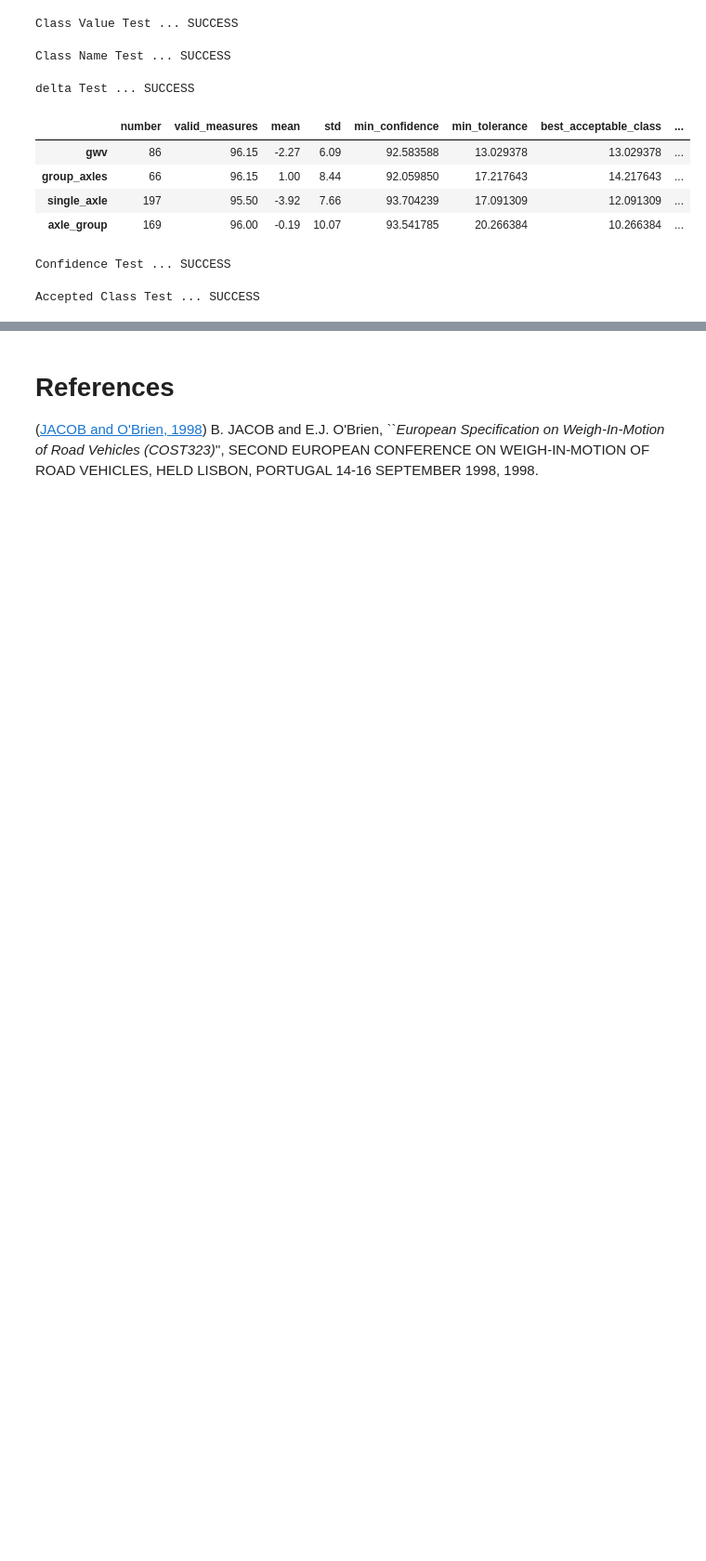
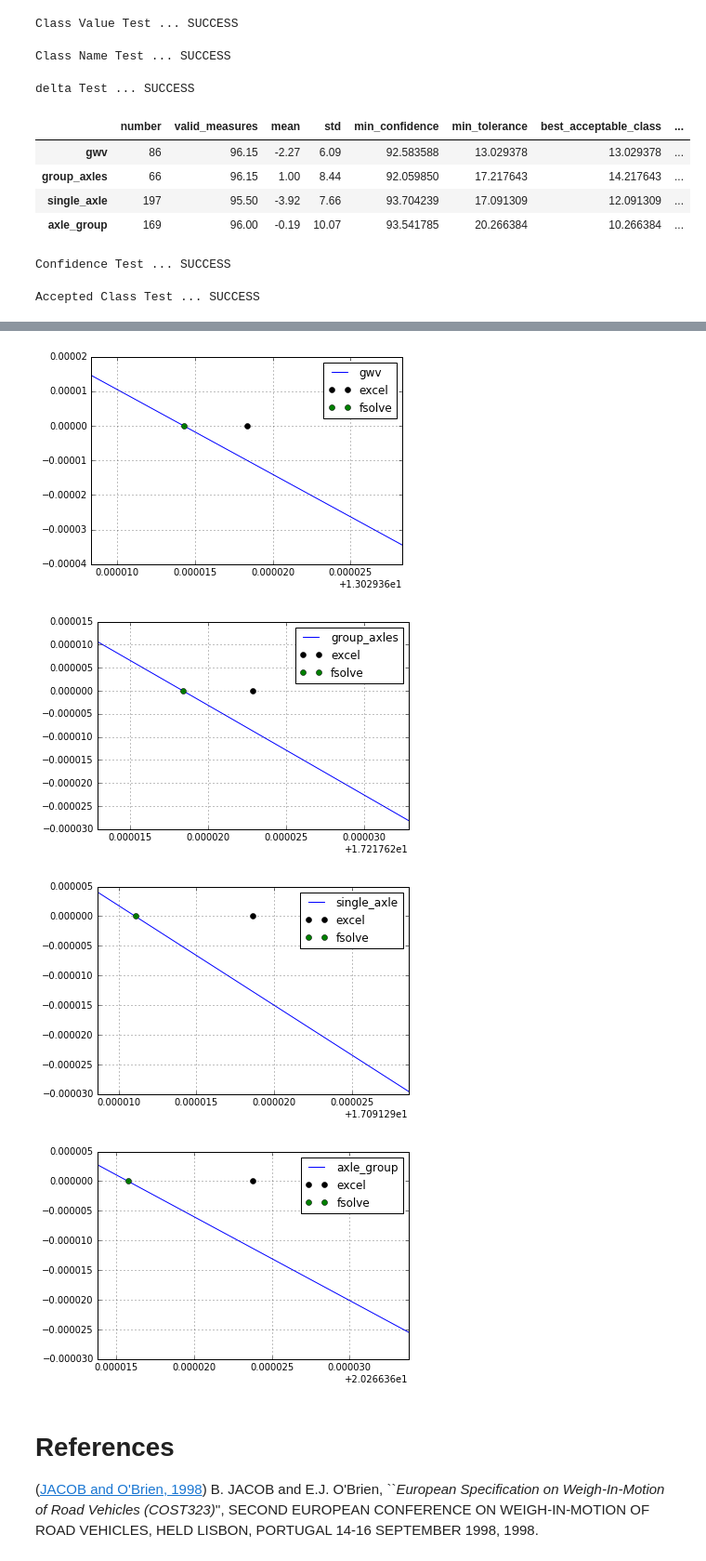
Before and after one commit to OpenWIM/pywim, a Jupyter notebook: notebooks/AccuracyCalculationCOST323.ipynb, the cells around one changed output, grey strips where cells are left out. Shown: that part at 93% size. Saved outputs shown, nothing was run; the diff lists cells and outputs as text; code cells hidden in the pictures; blank space fills up the shorter version.

Commit message:
solver min tolerance with scipy fsolve

```diff
--- a/notebooks/AccuracyCalculationCOST323.ipynb
+++ b/notebooks/AccuracyCalculationCOST323.ipynb
@@ -538,3 +509,60 @@ Arrays are not equal
+# %%
+# show graphical visualization about the solver function to achieve the
+# mininum tolerance
+
+# data sheet value
+data_y = [
+    13.0293783341772,
+    17.2176428723888,
+    17.0913086307026,
+    20.2663837816549
+]
+
+_delta = 1e-5
+
+lims = [
+    (data_y[0]-_delta, data_y[0]+_delta),
+    (data_y[1]-_delta, data_y[1]+_delta),
+    (data_y[2]-_delta, data_y[2]+_delta),
+    (data_y[3]-_delta, data_y[3]+_delta),
+]
+
+for k, s in data.T.items():
+    _number = s['number']
+    _mean = s['mean']
+    _std = s['std']
+    _min_confidence = s['min_confidence']
+
+    _factor = stats.t.isf(0.05/2, _number-1)/np.sqrt(_number)
+    _dof = _number-1
+
+    func = lambda _min_tolerance: _min_confidence-100*(
+        1-
+        stats.t.sf(
+            (_min_tolerance/_std-_mean/_std)-_factor, _dof)-
+        stats.t.sf(
+            (_min_tolerance/_std+_mean/_std)-_factor, _dof)
+    )
+
+    xlim = lims.pop(0)
+    x = np.linspace(xlim[0], xlim[1], 1000)
+
+    ax = plt.figure().gca()
+
+    data_func = pd.DataFrame({k: [func(xi) for xi in x]}, index=x)
+    data_func.plot(ax=ax)
+
+    ax.plot(data_y.pop(0), 0, 'o', label='excel', color='black')
+    ax.plot(fsolve(func, 1), 0, 'o', label='fsolve', color='green')
+
+    ax.legend()
+    plt.grid(True)
+    plt.show()
+# %% [output]
+[figure, added]
+[figure, added]
+[figure, added]
+[figure, added]
 # %% [markdown]
 # References
 
```
Also changed, not shown: parts of 3 cells of this notebook.
